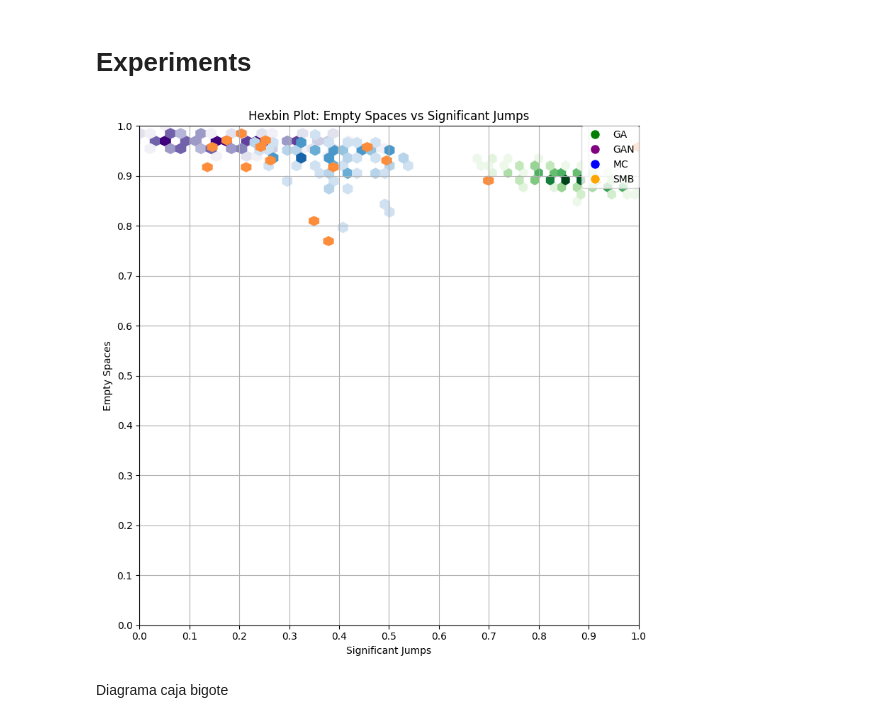
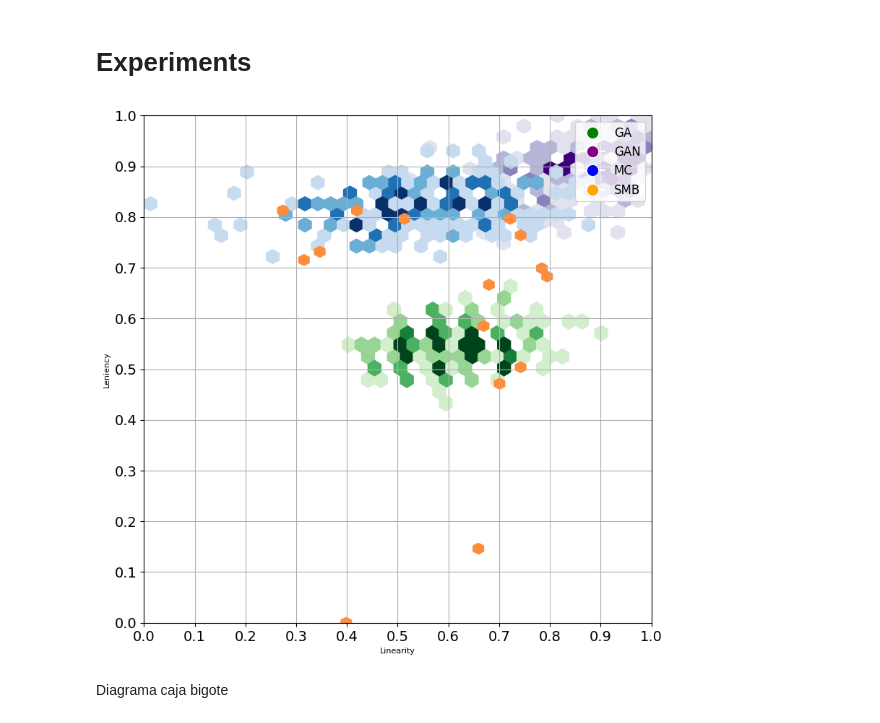
Before and after one commit to hansschaa/SMB-ERA-Graphs, a Jupyter notebook: SMB_Expressive_Range_Graphs.ipynb, the cells around one changed output. Cells and saved outputs as stored; diff of their text form; code cells hidden in the pictures.

```diff
--- a/SMB_Expressive_Range_Graphs.ipynb
+++ b/SMB_Expressive_Range_Graphs.ipynb
@@ -18,62 +7,96 @@ import pandas as pd
 import matplotlib.pyplot as plt
 from matplotlib.lines import Line2D
 
-col1 = 'Empty Spaces'
-col2 = 'Significant Jumps'
+col1 = 'Leniency'
+col2 = 'Linearity'
 
 excel_file_ga = 'sample_data/data - ga.xlsx'
 excel_file_gan = 'sample_data/data - gan.xlsx'
 excel_file_mc = 'sample_data/data - mc.xlsx'
-excel_file_mc_original = 'sample_data/data - mc_original.xlsx'
+excel_file_mc_original = 'sample_data/data - smb.xlsx'
 
 # Leer los archivos de datos
 df = pd.read_excel(excel_file_ga)
 dff = pd.read_excel(excel_file_gan)
 dfff = pd.read_excel(excel_file_mc)
 dffff = pd.read_excel(excel_file_mc_original)
 
 df_selected = df[[col1, col2]]
 dff_selected = dff[[col1, col2]]
 dfff_selected = dfff[[col1, col2]]
 dffff_selected = dffff[[col1, col2]]
 
 # Crear el gráfico de hexágonos
 fig, ax = plt.subplots(figsize=(8, 8))
 
-# Hexbin plot para cada conjunto de datos con diferentes gridsize (ancho y alto)
-hb = ax.hexbin(df_selected[col2], df_selected[col1], gridsize=(21, 3), mincnt=1, cmap='Greens', vmin=0, vmax=15)
-hbb = ax.hexbin(dff_selected[col2], dff_selected[col1], gridsize=(26, 2), mincnt=1, cmap='Purples', vmin=0, vmax=10)
-hbbb = ax.hexbin(dfff_selected[col2], dfff_selected[col1], gridsize=(30, 15), mincnt=2, cmap='Blues', vmin=0, vmax=10)
-hbbbb = ax.hexbin(dffff_selected[col2], dffff_selected[col1], gridsize=(45,8), mincnt=1, cmap='Oranges', vmin=0, vmax=2)
+# Average enemy compression vs enemy count
+'''hb = ax.hexbin(df_selected[col2], df_selected[col1], gridsize=(9, 8), mincnt=1, cmap='Greens', vmin=0, vmax=5)
+hbb = ax.hexbin(dff_selected[col2], dff_selected[col1], gridsize=(14, 14), mincnt=1, cmap='Purples', vmin=0, vmax=5)
+hbbb = ax.hexbin(dfff_selected[col2], dfff_selected[col1], gridsize=(12, 25), mincnt=1, cmap='Blues', vmin=0, vmax=4)
+hbbbb = ax.hexbin(dffff_selected[col2], dffff_selected[col1], gridsize=(44, 11), mincnt=1, cmap='Oranges', vmin=0, vmax=2)'''
 
-# Establecer límites en los ejes
+# Density vs Linearity
+'''hb = ax.hexbin(df_selected[col2], df_selected[col1], gridsize=(20, 15), mincnt=1, cmap='Greens', vmin=0, vmax=5)
+hbb = ax.hexbin(dff_selected[col2], dff_selected[col1], gridsize=(22, 10), mincnt=1, cmap='Purples', vmin=0, vmax=5)
+hbbb = ax.hexbin(dfff_selected[col2], dfff_selected[col1], gridsize=(35, 20), mincnt=1, cmap='Blues', vmin=0, vmax=4)
+hbbbb = ax.hexbin(dffff_selected[col2], dffff_selected[col1], gridsize=(25, 25), mincnt=1, cmap='Oranges', vmin=0, vmax=2)'''
+
+# Empty spaces versus Significant jumps
+'''hb = ax.hexbin(df_selected[col2], df_selected[col1], gridsize=(4, 4), mincnt=1, cmap='Greens', vmin=0, vmax=15)
+hbb = ax.hexbin(dff_selected[col2], dff_selected[col1], gridsize=(7, 3), mincnt=1, cmap='Purples', vmin=0, vmax=10)
+hbbb = ax.hexbin(dfff_selected[col2], dfff_selected[col1], gridsize=(8, 24), mincnt=1, cmap='Blues', vmin=0, vmax=8)
+hbbbb = ax.hexbin(dffff_selected[col2], dffff_selected[col1], gridsize=(33, 11), mincnt=1, cmap='Oranges', vmin=0, vmax=2)'''
+
+
+# Interesting elements vs negative space
+'''hb = ax.hexbin(df_selected[col2], df_selected[col1], gridsize=(3, 1), mincnt=1, cmap='Greens', vmin=0, vmax=5)
+hbbb = ax.hexbin(dfff_selected[col2], dfff_selected[col1], gridsize=(29, 29), mincnt=1, cmap='Blues', vmin=0, vmax=4)
+hbb = ax.hexbin(dff_selected[col2], dff_selected[col1], gridsize=(2, 1), mincnt=1, cmap='Purples', vmin=0, vmax=10)
+hbbbb = ax.hexbin(dffff_selected[col2], dffff_selected[col1], gridsize=(13, 8), mincnt=1, cmap='Oranges', vmin=0, vmax=2)'''
+
+# Leniency vs Linearity
+hb = ax.hexbin(df_selected[col2], df_selected[col1], gridsize=(20, 5), mincnt=1, cmap='Greens', vmin=0, vmax=5)
+hbb = ax.hexbin(dff_selected[col2], dff_selected[col1], gridsize=(18, 6), mincnt=1, cmap='Purples', vmin=0, vmax=5)
+hbbb = ax.hexbin(dfff_selected[col2], dfff_selected[col1], gridsize=(35, 5), mincnt=1, cmap='Blues', vmin=0, vmax=4)
+hbbbb = ax.hexbin(dffff_selected[col2], dffff_selected[col1], gridsize=(25, 25), mincnt=1, cmap='Oranges', vmin=0, vmax=2)
+
+
+
+
+
 ax.set_xlim(0, 1)
 ax.set_ylim(0, 1)
 
-# Establecer la misma proporción en ambos ejes
+
 ax.set_aspect('equal')
 
-# Añadir cuadrícula y ajustar marcas en los ejes
+
 ax.grid(True)
 ax.set_xticks([i/10 for i in range(11)])  # Marcas en el eje x cada 0.1
 ax.set_yticks([i/10 for i in range(11)])  # Marcas en el eje y cada 0.1
+
 # Añadir etiquetas y leyenda
-ax.set_xlabel(col2, fontsize=10)
-ax.set_ylabel(col1, fontsize=10)
-ax.set_title('Hexbin Plot: ' + col1 + ' vs ' + col2)
+ax.set_xlabel(col2, fontsize=8)
+ax.set_ylabel(col1, fontsize=8)
+#ax.set_title('Hexbin Plot: ' + col1 + ' vs ' + col2)
 
-# Añadir una leyenda con un icono de color
+
+ax.tick_params(axis='both', which='major', labelsize=14)
+
+
 legend_elements = [
-    Line2D([0], [0], marker='o', color='w', markerfacecolor='green', markersize=10, label='GA'),
-    Line2D([0], [0], marker='o', color='w', markerfacecolor='purple', markersize=10, label='GAN'),
-    Line2D([0], [0], marker='o', color='w', markerfacecolor='blue', markersize=10, label='MC'),
-    Line2D([0], [0], marker='o', color='w', markerfacecolor='orange', markersize=10, label='SMB')
+    Line2D([0], [0], marker='o', color='w', markerfacecolor='green', markersize=12, label='GA'),
+    Line2D([0], [0], marker='o', color='w', markerfacecolor='purple', markersize=12, label='GAN'),
+    Line2D([0], [0], marker='o', color='w', markerfacecolor='blue', markersize=12, label='MC'),
+    Line2D([0], [0], marker='o', color='w', markerfacecolor='orange', markersize=12, label='SMB')
 ]
-ax.legend(handles=legend_elements, loc='upper right', bbox_to_anchor=(1, 1), borderaxespad=0.)
+
+
+ax.legend(handles=legend_elements, loc='upper right', fontsize=12, frameon=True)
 
 plt.tight_layout()
 plt.show()
 # %% [output]
-[figure, old version]
+[figure, new version]
 # %% [markdown]
 Diagrama caja bigote
```
Also changed, not shown: parts of 5 cells of this notebook.
